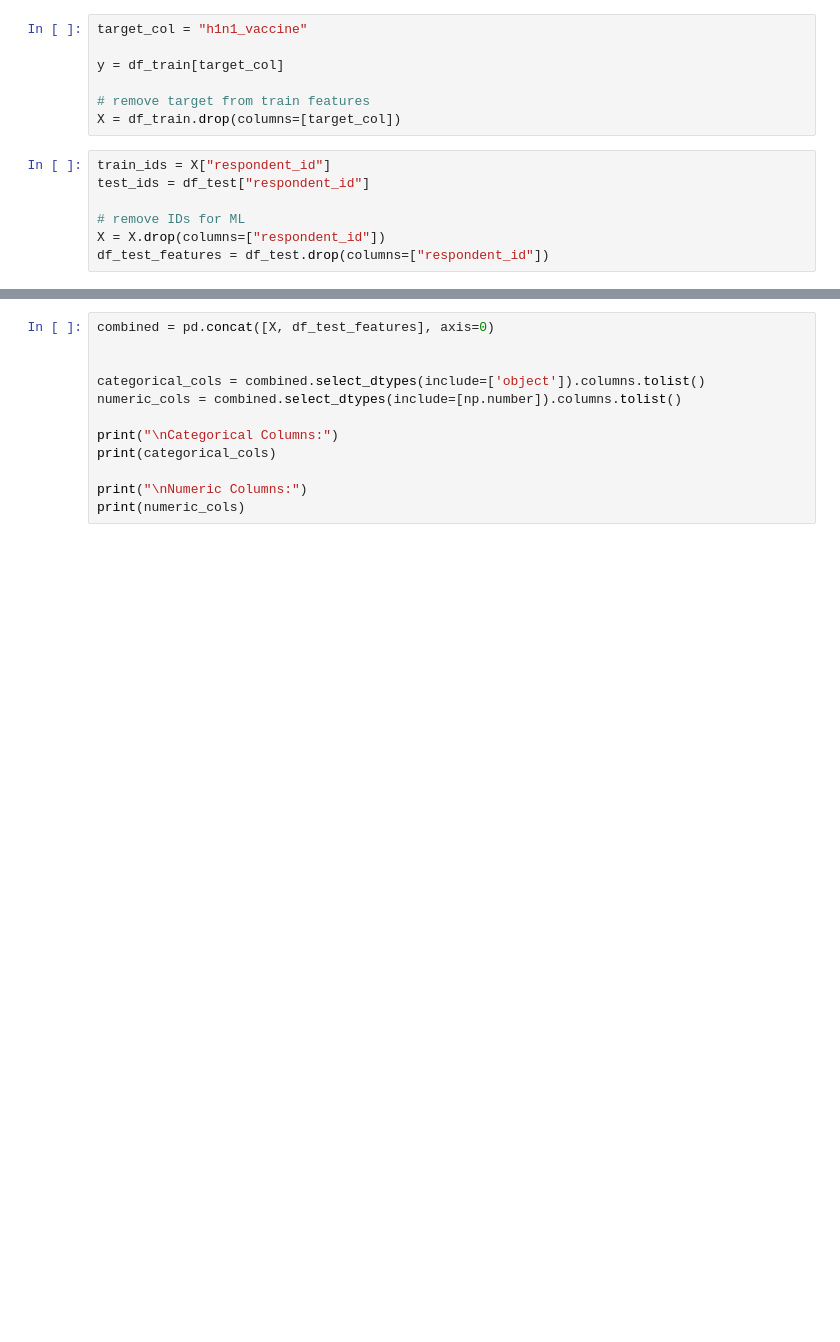
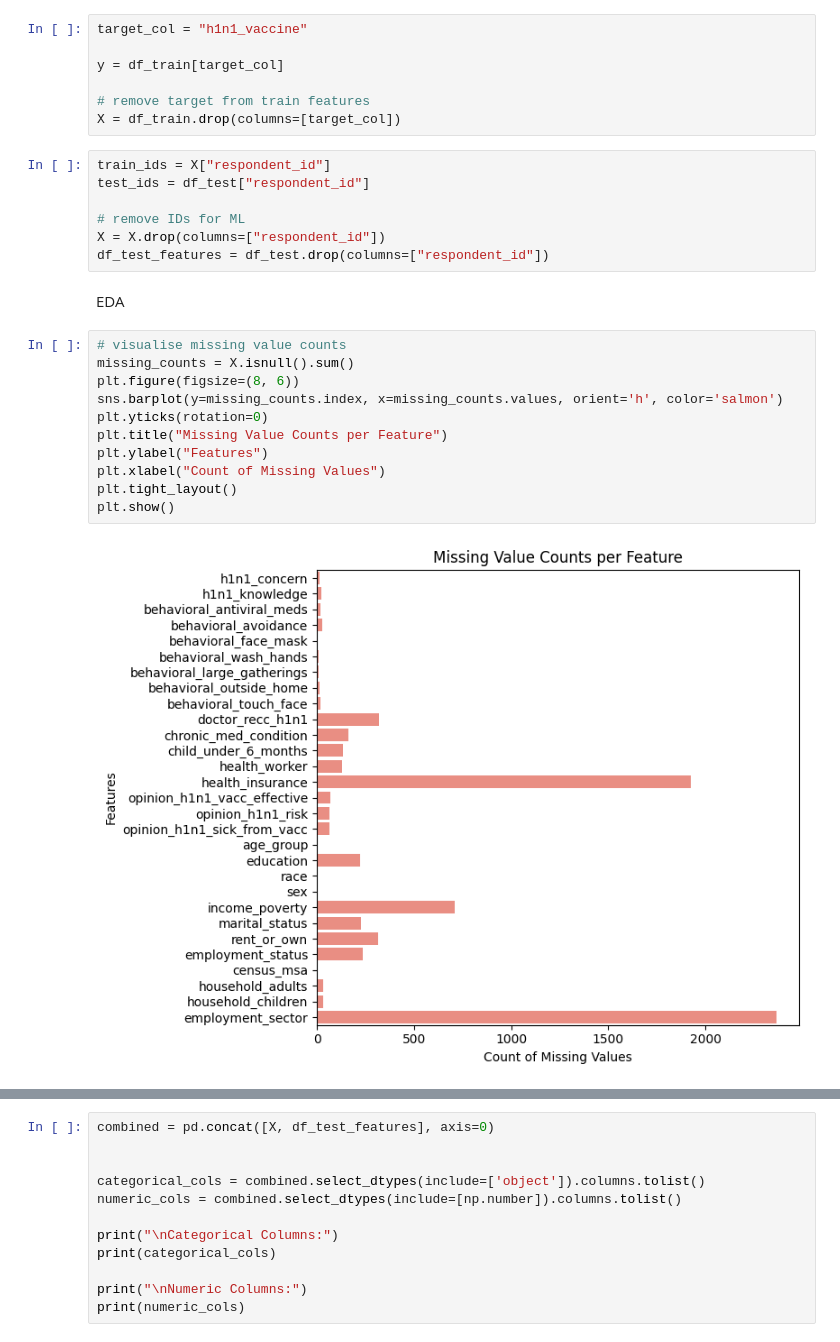
Before and after one commit to UHgroup16/Data-Science-Challenge, a Jupyter notebook: global_knn_RF.ipynb, the cells around one changed output, grey strips where cells are left out. Drawn from its saved outputs; the diff is of its cells as text; blank space fills up the shorter version.

```diff
--- a/global_knn_RF.ipynb
+++ b/global_knn_RF.ipynb
@@ -36,3 +36,18 @@ test_ids = df_test["respondent_id"]
 # remove IDs for ML
 X = X.drop(columns=["respondent_id"])
 df_test_features = df_test.drop(columns=["respondent_id"])
+# %% [markdown]
+EDA
+# %%
+# visualise missing value counts
+missing_counts = X.isnull().sum()
+plt.figure(figsize=(8, 6))
+sns.barplot(y=missing_counts.index, x=missing_counts.values, orient='h', color='salmon')
+plt.yticks(rotation=0)
+plt.title("Missing Value Counts per Feature")
+plt.ylabel("Features")
+plt.xlabel("Count of Missing Values")
+plt.tight_layout()
+plt.show()
+# %% [output]
+[figure, added]
```
Also changed, not shown: parts of 5 cells of this notebook.
